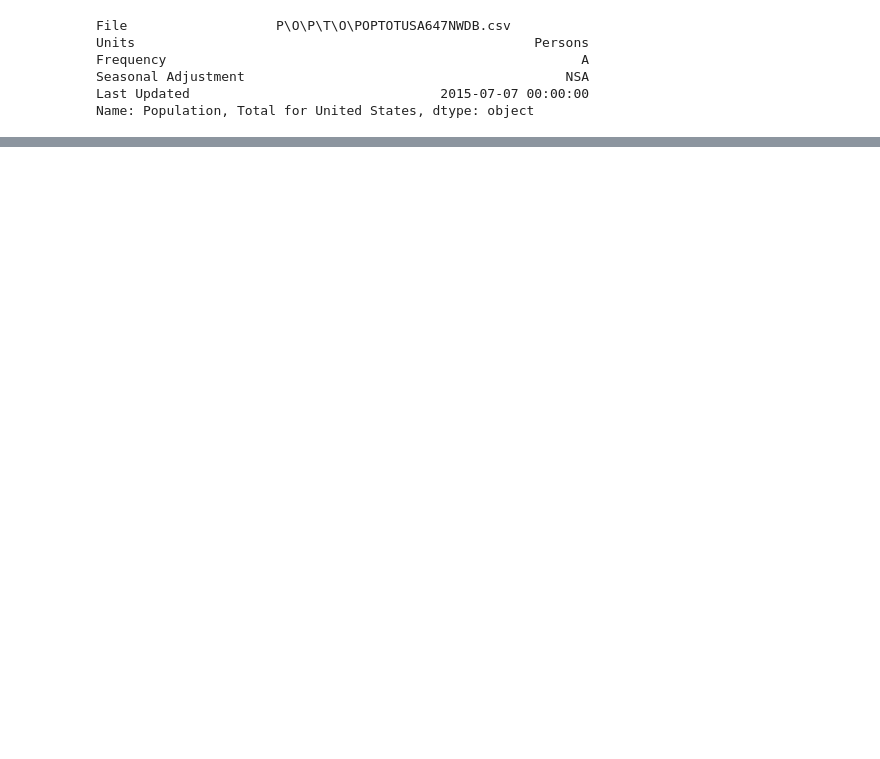
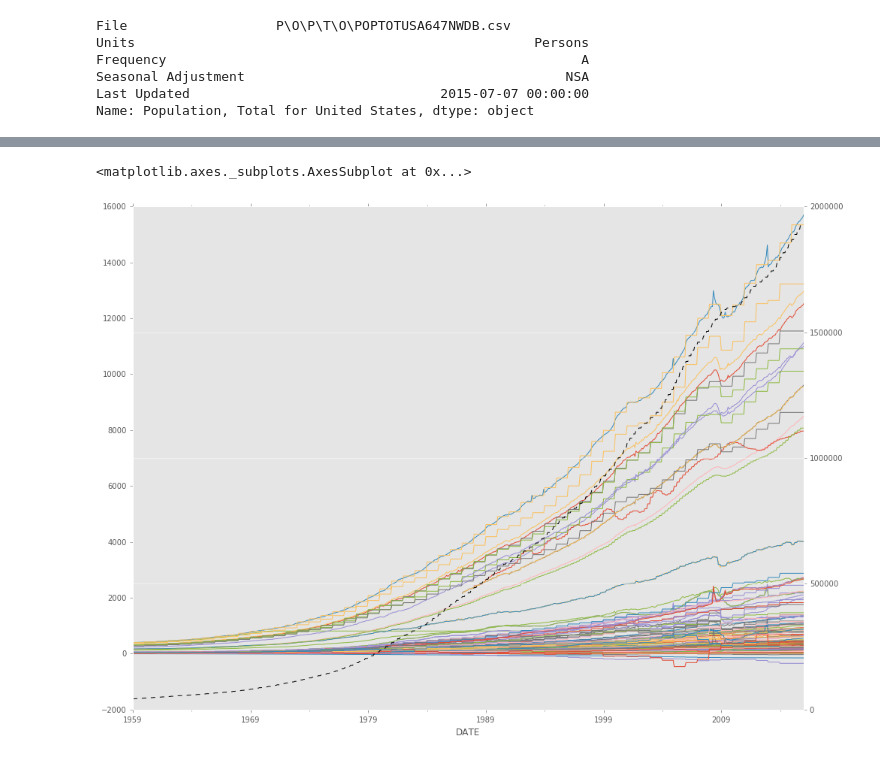
Before and after one commit to selfabrisham/aemshousing, a Jupyter notebook: notebooks/Get personal income and expense data from FRED data.ipynb, the cells around one changed output, grey strips where cells are left out. Drawn from its saved outputs; the diff is of its cells as text; code cells hidden in the pictures; blank space fills up the shorter version.

Commit message:
finished reading in data from filtered categories index

```diff
--- a/notebooks/Get personal income and expense data from FRED data.ipynb
+++ b/notebooks/Get personal income and expense data from FRED data.ipynb
@@ -4,7 +11,8 @@ pd.set_option('display.max_rows', 500)
 # %%
 # Import FRED look up csv
+fred_path = '~/Downloads/FRED2_csv_2/'
 fred = pd.read_csv(
-    '~/Downloads/FRED2_csv_2/README_TITLE_SORT.txt',
+    fred_path + 'README_TITLE_SORT.txt',
     skiprows=9,
     skipfooter=22,
     sep=';',
@@ -70,3 +78,13 @@ personal.index = pd.MultiIndex.from_arrays(
         k: v for k, v in enumerate(personal.index.str.split(':', 3))
     }, orient='index').T.values
 )
+# Transpose data for ease
+personal = personal.T
+# Replace empty levels of heirarchy with string
+personal.columns = pd.MultiIndex.from_arrays(
+    np.array([
+        [x if not pd.isnull(x) else 'Total'
+            for x in col]
+                for col in personal.columns.tolist()
+        ]).T
+    )
@@ -92,0 +91,30 @@ personal
+# %%
+# Create empty frame for data based on personal categories
+personal_data = pd.DataFrame(columns=personal.columns)
+
+# Read in each category of data
+for i, (category, filename) in enumerate(personal.loc['File'].iteritems()):
+    data = pd.read_csv(
+        fred_path + 'data/' + filename.strip().replace('\\', '/'),
+        index_col='DATE',
+        parse_dates=True
+    )
+    personal_data[tuple([c.strip() for c in category])] = data['VALUE']
+# Fill NaN data
+personal_data = personal_data.ffill()
+# %%
+plotdata = personal_data.copy()
+largevalues = (
+    'Personal Consumption Expenditures by Type of Product',
+    'Services',
+    'Household Consumption Expenditures',
+    'Housing'
+)
+housing = plotdata[largevalues]
+del plotdata[largevalues]
+
+plotdata.plot(legend=False)
+housing.plot(legend=False, style='k--', secondary_y=True)
+# %% [output]
+<matplotlib.axes._subplots.AxesSubplot at 0x...>
+[figure, added]
```
Also changed, not shown: parts of 3 cells of this notebook.
